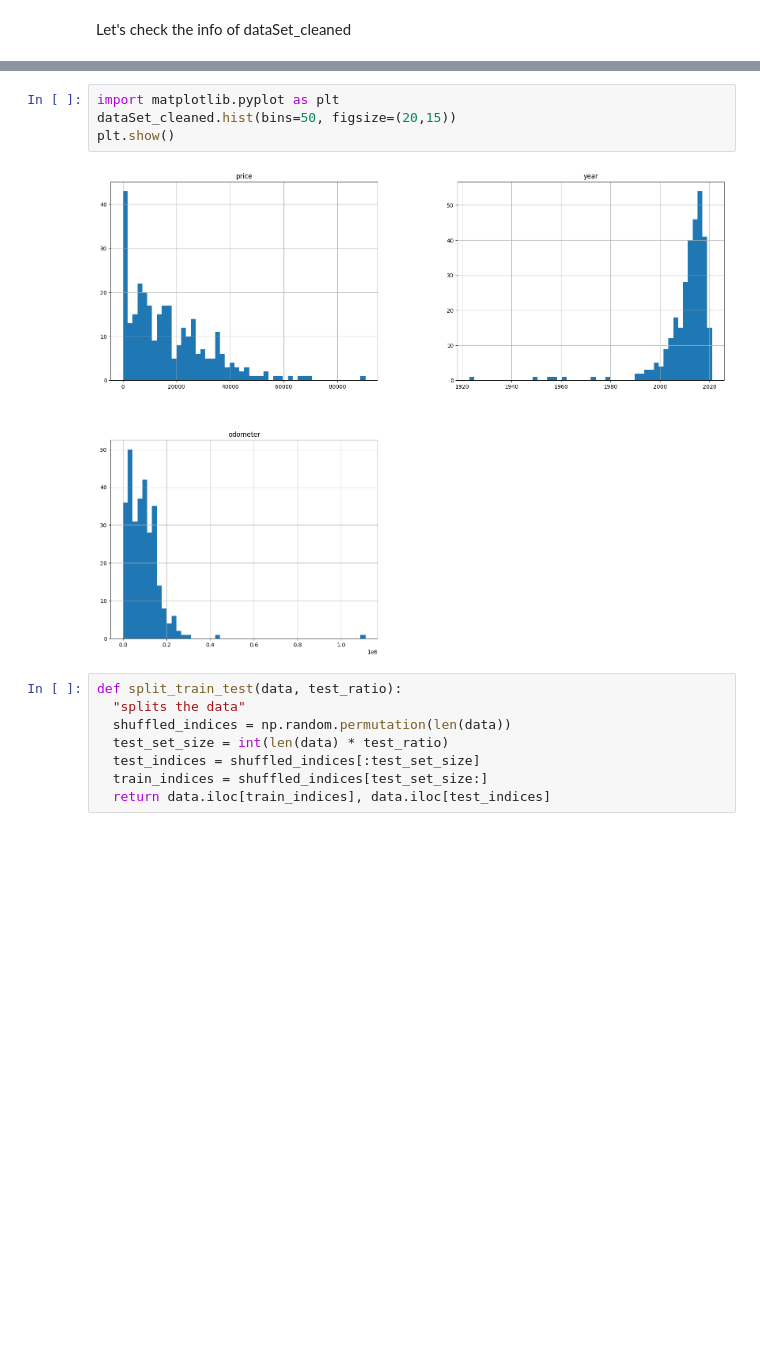
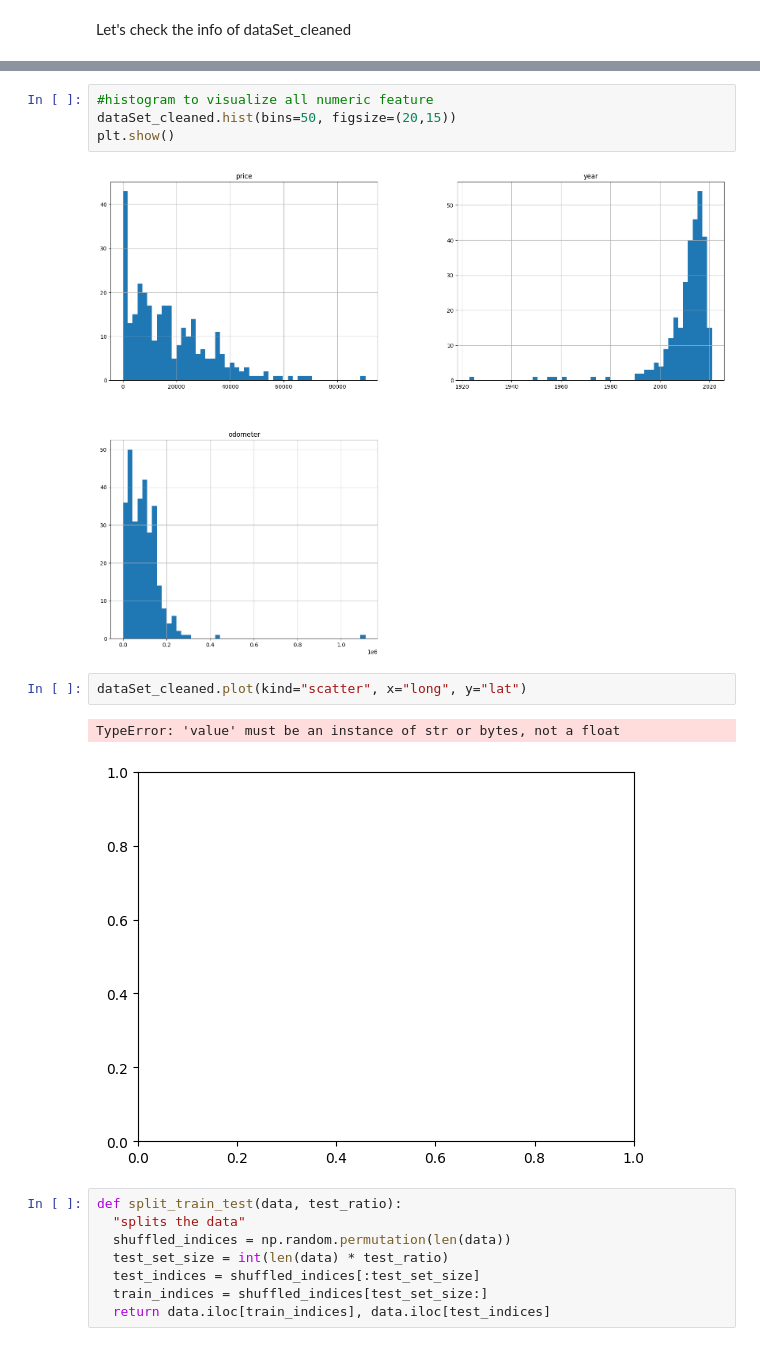
Before and after one commit to BurgaoTheChamp/vehicleML, a Jupyter notebook: VehiclesMachineLearning.ipynb, the cells around one changed output, grey strips where cells are left out. Drawn from its saved outputs; the diff is of its cells as text; blank space fills up the shorter version.

```diff
--- a/VehiclesMachineLearning.ipynb
+++ b/VehiclesMachineLearning.ipynb
@@ -189,9 +231,14 @@ dataSet_cleaned.describe()
 # %%
-import matplotlib.pyplot as plt
+#histogram to visualize all numeric feature
 dataSet_cleaned.hist(bins=50, figsize=(20,15))
 plt.show()
 # %% [output]
 [figure]
+# %%
+dataSet_cleaned.plot(kind="scatter", x="long", y="lat")
+# %% [output]
+TypeError: 'value' must be an instance of str or bytes, not a float
+[figure, added]
 # %%
 def split_train_test(data, test_ratio):
   "splits the data"
```
Also changed, not shown: parts of 10 cells of this notebook.
